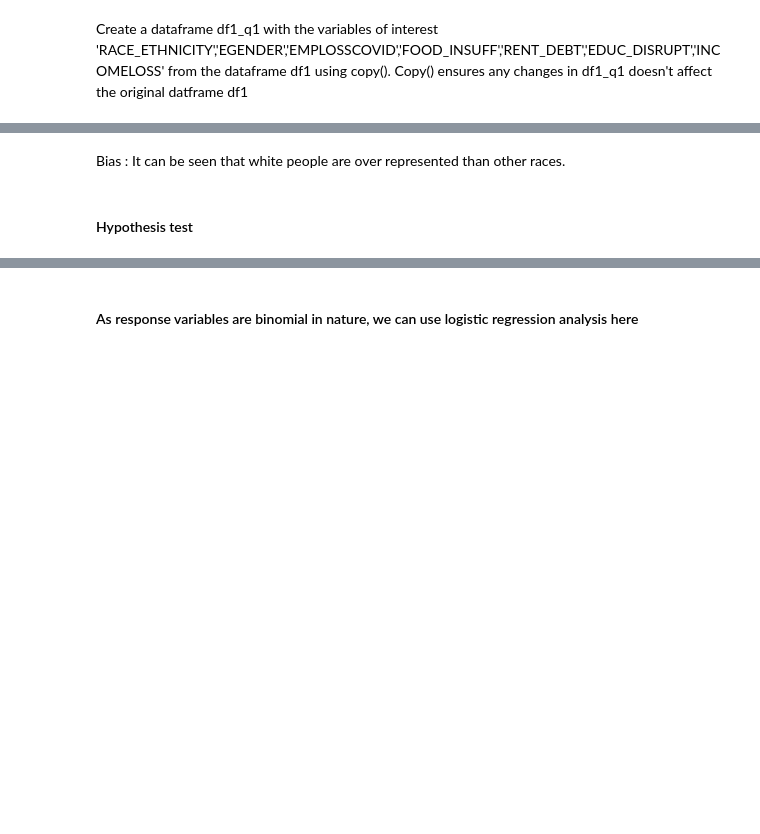
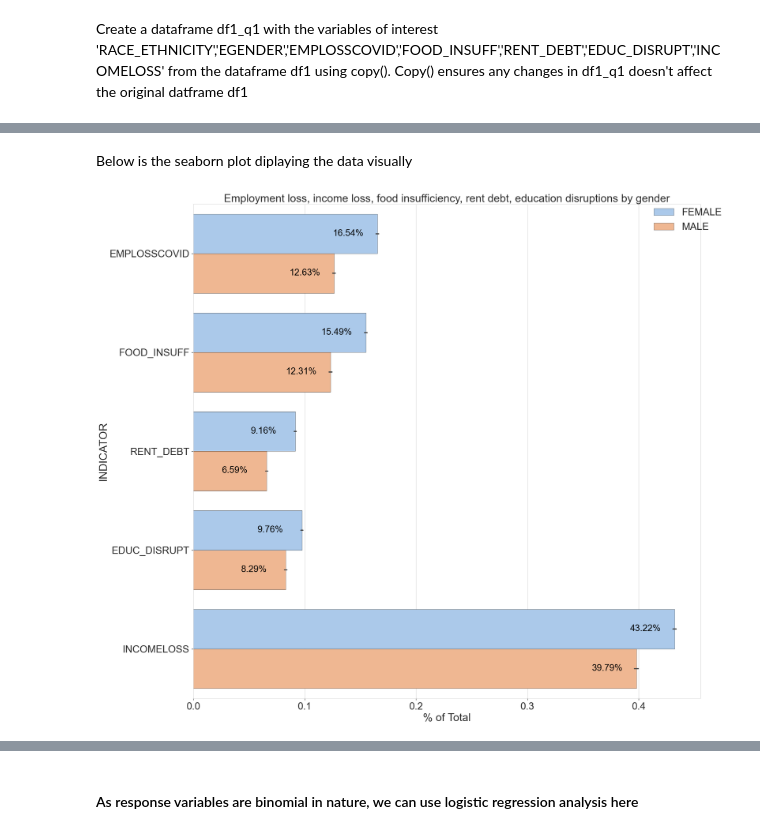
Before and after one commit to lakshmi2688/COVID_Impact_on_US_Households, a Jupyter notebook: src/Analysis.ipynb, the cells around one changed output, grey strips where cells are left out. Cells and saved outputs as stored; diff of their text form; code cells hidden in the pictures; blank space fills up the shorter version.

```diff
--- a/src/Analysis.ipynb
+++ b/src/Analysis.ipynb
@@ -112,4 +134,22 @@ df1 = pd.read_csv('C:/Users/Lakshmi/Desktop/UW DataScience application/Data 512/
+# %%
+cats= ['NONE','MODERATE','VERY HIGH']
+df1['ANXIETY_DEPRESSION'] = pd.Categorical(df1['ANXIETY_DEPRESSION'],ordered=True, categories=cats)
+df1['INTEREST'] = pd.Categorical(df1['INTEREST'],ordered=True, categories=cats)
+df1['WORRY'] = pd.Categorical(df1['WORRY'],ordered=True, categories=cats)
+
+cats = ['POOR', 'FAIR','EXCELLENT']
+df1['HLTHSTATUS'] = pd.Categorical(df1['HLTHSTATUS'],ordered=True, categories=cats)
+
+cats = ['Less than $25,000','$25,000 - $74,999','$75,000 - $149,999','$150,000 and above']
+df1['INCOME_LEV'] = pd.Categorical(df1['INCOME_LEV'],ordered=True, categories=cats)
+
+cats = ['18 - 24','25 - 39','40 - 54', '55 - 64','65 and above']
+df1['AGE_GROUP'] = pd.Categorical(df1['AGE_GROUP'],ordered=True, categories=cats)
+
+cats=['Less than a high school diploma','High school diploma or GED',\
+      "Some college/associate's degree","Bachelor's degree or higher"]
+df1['EDUC'] = pd.Categorical(df1['EDUC'],ordered=True, categories=cats)
 # %% [markdown]
 <p>Create a dataframe df1_q1 with the variables of interest 'RACE_ETHNICITY','EGENDER','EMPLOSSCOVID','FOOD_INSUFF','RENT_DEBT','EDUC_DISRUPT','INCOMELOSS' from the dataframe df1 using copy(). Copy() ensures any changes in df1_q1 doesn't affect the original datframe df1</p>
 # %%
-df1_q1 = df1[['RACE_ETHNICITY','EGENDER','EMPLOSSCOVID','FOOD_INSUFF','RENT_DEBT','EDUC_INTERUPT','INCOMELOSS']].copy()
+df1_q1 = df1[['RACE_ETHNICITY','EGENDER','EMPLOSSCOVID','FOOD_INSUFF','RENT_DEBT','EDUC_DISRUPT','INCOMELOSS']].copy()
@@ -155,31 +268,30 @@ pd.crosstab(index=[df1_q1_pivot['INDICATOR'],df1_q1_pivot['EGENDER']], columns=d
+# %% [markdown]
+<p>Below is the seaborn plot diplaying the data visually</p>
 # %%
-plt.figure(figsize=(30, 30))
-sns.set_context("notebook", font_scale=5, rc={"lines.linewidth":2})
+plt.figure(figsize=(30,30))
+sns.set_context("notebook", font_scale=3, rc={"lines.linewidth":2})
 
 graph = sns.barplot(x="VALUE",
               y="INDICATOR",
               edgecolor='black',
               linewidth=.5,
               hue = 'EGENDER',
               data=df1_q1_pivot,
               palette="pastel")
               #order=df1_q1_pivot.sort_values('VALUE').INDICATOR)
 
 
 for i in graph.patches:
     # get_width pulls left or right; get_y pushes up or down
     graph.text(i.get_width()-.04, i.get_y()+.22, \
-            str(round((i.get_width())*100, 2))+'%', fontsize=35, color='black')
+            str(round((i.get_width())*100, 2))+'%', fontsize=30, color='black')
 
 
 graph.set(xlabel='% of Total', title='Employment loss, income loss, food insufficiency, rent debt, education disruptions by gender')
 
-
 L  = plt.legend(bbox_to_anchor=(1.05, 1), loc=1, borderaxespad=0.)
 
-graph.savefig('C:/Users/Lakshmi/Desktop/UW DataScience application/Data 512/Final project pictures/CovidImpactByGender.jpg')
+plt.savefig('C:/Users/Lakshmi/Desktop/UW DataScience application/Data 512/Final project pictures/CovidImpactByGender.jpg')
 plt.show(graph)
+# %% [output]
+[figure, added]
-# %% [markdown]
-<p>Bias : It can be seen that white people are over represented than other races.</p>
-# %% [markdown]
-<h4>Hypothesis test</h4>
```
Also changed, not shown: parts of 148 cells of this notebook, 13 other files.
